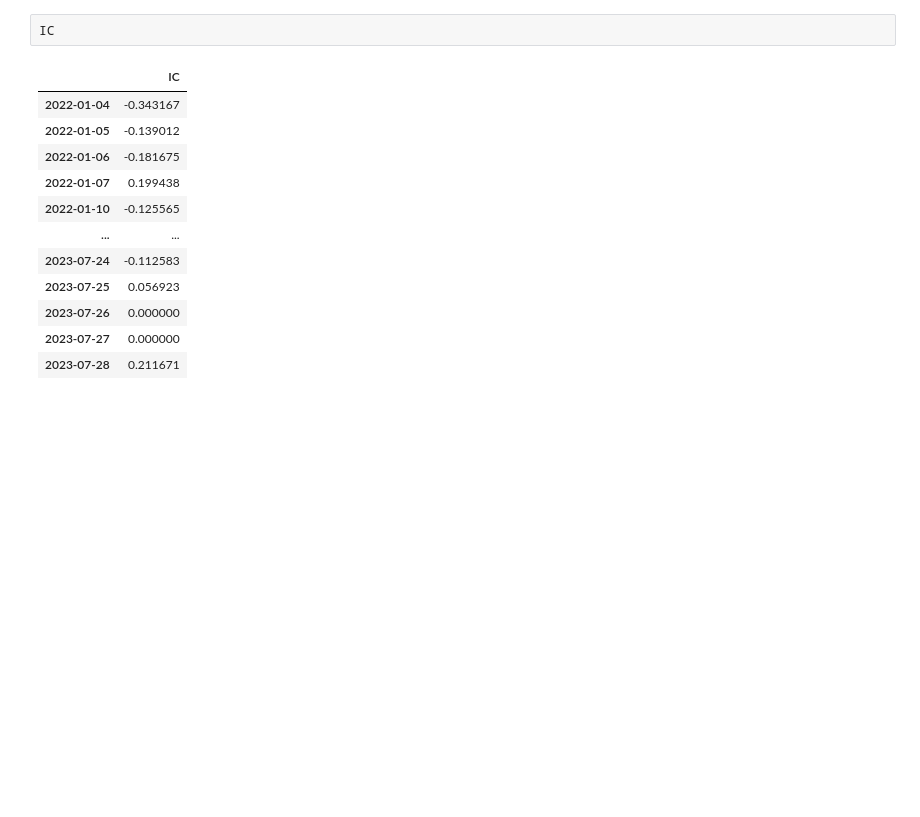
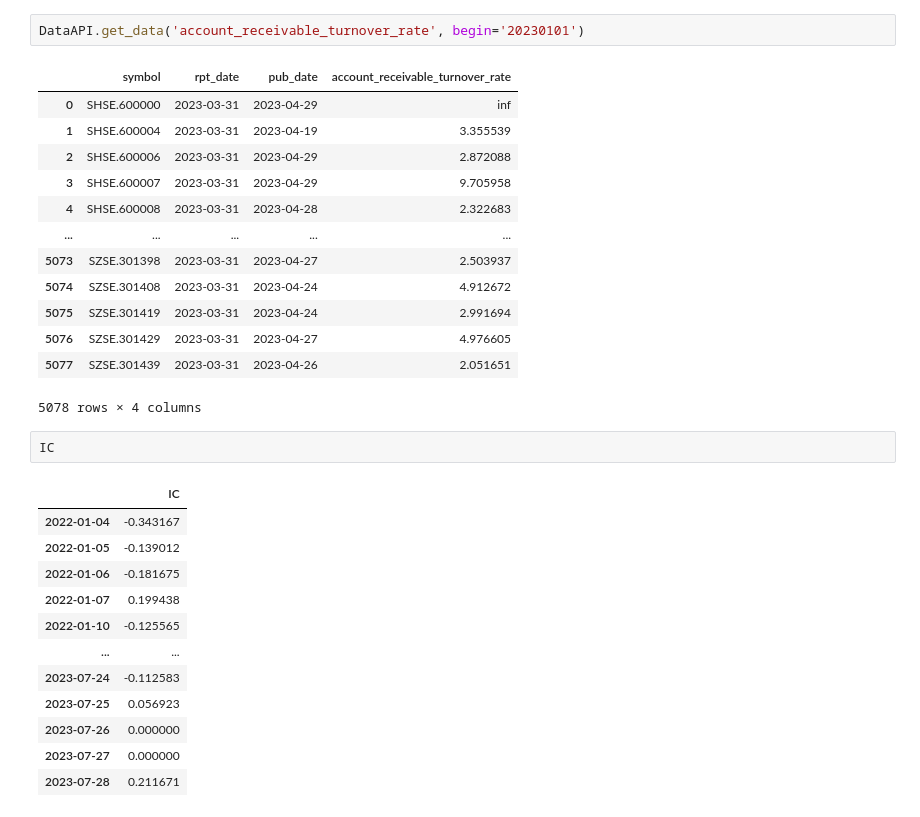
Before and after one commit to KangruiYuan/XQuant, a Jupyter notebook: ModuleTests/BaseTest.ipynb, the cells around one changed output. Drawn from its saved outputs; the diff is of its cells as text; blank space fills up the shorter version.

```diff
--- a/ModuleTests/BaseTest.ipynb
+++ b/ModuleTests/BaseTest.ipynb
@@ -7,3 +22,19 @@ IC, IR = Tester.ICIR(s.LNCAP, s.returns)
+# %%
+DataAPI.get_data('account_receivable_turnover_rate', begin='20230101')
+# %% [output]
+|  | symbol | rpt_date | pub_date | account_receivable_turnover_rate |
+| 0 | SHSE.600000 | 2023-03-31 | 2023-04-29 | inf |
+| 1 | SHSE.600004 | 2023-03-31 | 2023-04-19 | 3.355539 |
+| 2 | SHSE.600006 | 2023-03-31 | 2023-04-29 | 2.872088 |
+| 3 | SHSE.600007 | 2023-03-31 | 2023-04-29 | 9.705958 |
+| 4 | SHSE.600008 | 2023-03-31 | 2023-04-28 | 2.322683 |
+| ... | ... | ... | ... | ... |
+| 5073 | SZSE.301398 | 2023-03-31 | 2023-04-27 | 2.503937 |
+| 5074 | SZSE.301408 | 2023-03-31 | 2023-04-24 | 4.912672 |
+| 5075 | SZSE.301419 | 2023-03-31 | 2023-04-24 | 2.991694 |
+| 5076 | SZSE.301429 | 2023-03-31 | 2023-04-27 | 4.976605 |
+| 5077 | SZSE.301439 | 2023-03-31 | 2023-04-26 | 2.051651 |
+5078 rows × 4 columns
 # %%
 IC
 # %% [output]
```
Also changed, not shown: parts of 2 cells of this notebook, 4 other files.
